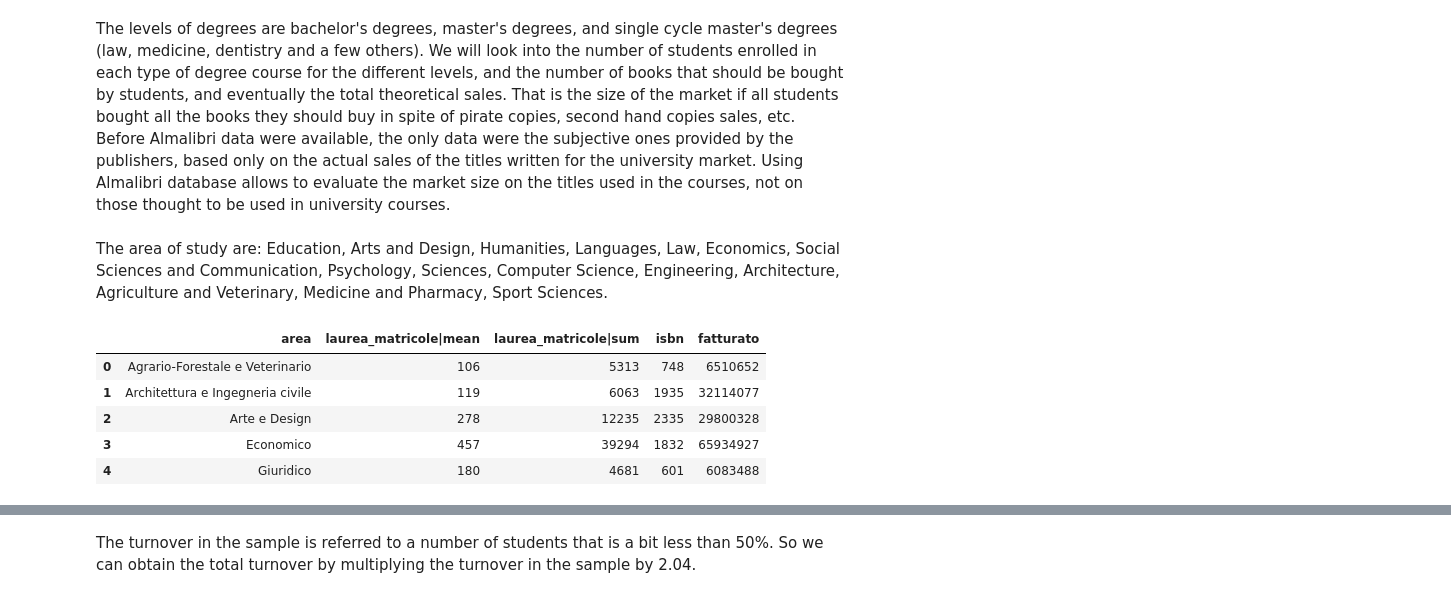
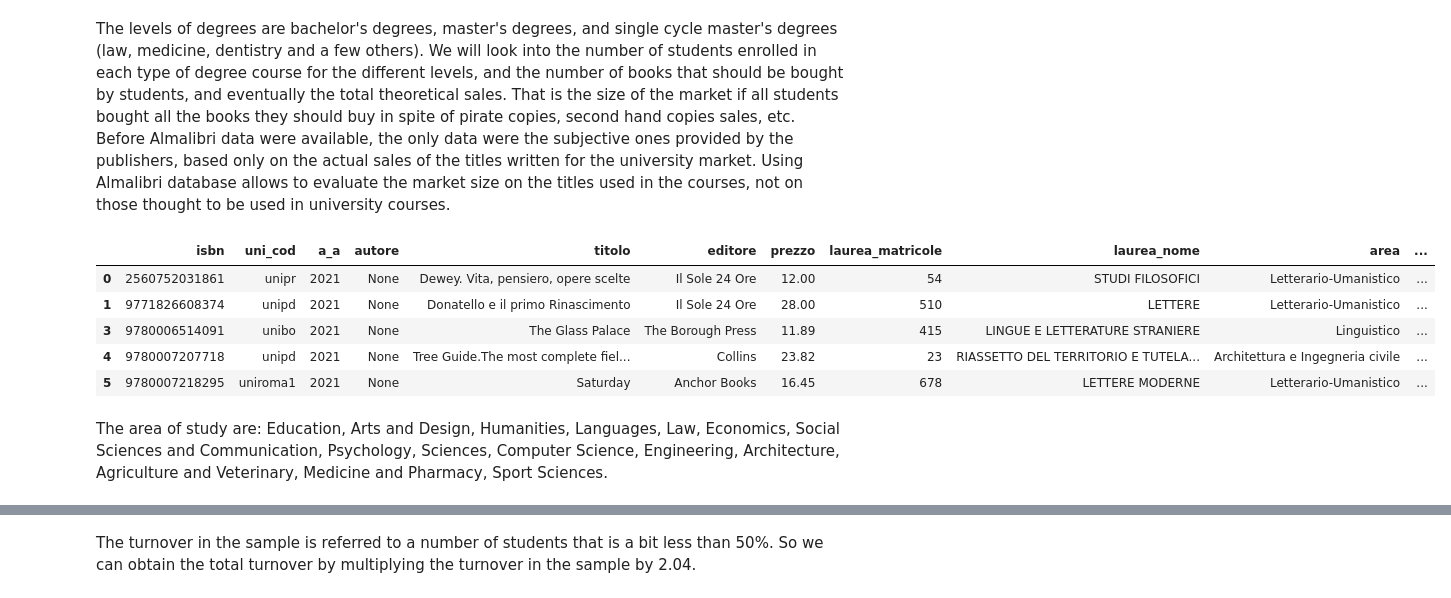
Before and after one commit to claudiotubertini/almalibri, a Jupyter notebook: mercato_newsletter.ipynb, the cells around one changed output, grey strips where cells are left out. Cells and saved outputs as stored; diff of their text form; code cells hidden in the pictures.

```diff
--- a/mercato_newsletter.ipynb
+++ b/mercato_newsletter.ipynb
@@ -89,6 +89,15 @@ isbn_ciclo_unico_2021 = ciclo_unico_2021.drop_duplicates(subset=['uni_cod','a_a'
 studenti_triennali_2021 = isbn_triennali_2021.groupby(['isbn']).aggregate({'uni_cod':'first','a_a':'first','autore':'first','titolo':'first','editore':'first','prezzo':'first','laurea_matricole': 'sum', 'laurea_nome': 'first', 'area':'first'}).reset_index()
 studenti_magistrali_2021 = isbn_magistrali_2021.groupby(['isbn']).aggregate({'uni_cod':'first','a_a':'first','autore':'first','titolo':'first','editore':'first','prezzo':'first','laurea_matricole': 'sum', 'laurea_nome': 'first', 'area':'first'}).reset_index()
 studenti_ciclo_unico_2021 = isbn_ciclo_unico_2021.groupby(['isbn']).aggregate({'uni_cod':'first','a_a':'first','autore':'first','titolo':'first','editore':'first','prezzo':'first','laurea_matricole': 'sum', 'laurea_nome': 'first', 'area':'first'}).reset_index()
+# %%
+studenti_triennali_2021.head()
+# %% [output]
+|  | isbn | uni_cod | a_a | autore | titolo | editore | prezzo | laurea_matricole | laurea_nome | area | ... |
+| 0 | 2560752031861 | unipr | 2021 | None | Dewey. Vita, pensiero, opere scelte | Il Sole 24 Ore | 12.00 | 54 | STUDI FILOSOFICI | Letterario-Umanistico | ... |
+| 1 | 9771826608374 | unipd | 2021 | None | Donatello e il primo Rinascimento | Il Sole 24 Ore | 28.00 | 510 | LETTERE | Letterario-Umanistico | ... |
+| 3 | 9780006514091 | unibo | 2021 | None | The Glass Palace | The Borough Press | 11.89 | 415 | LINGUE E LETTERATURE STRANIERE | Linguistico | ... |
+| 4 | 9780007207718 | unipd | 2021 | None | Tree Guide.The most complete fiel... | Collins | 23.82 | 23 | RIASSETTO DEL TERRITORIO E TUTELA... | Architettura e Ingegneria civile | ... |
+| 5 | 9780007218295 | uniroma1 | 2021 | None | Saturday | Anchor Books | 16.45 | 678 | LETTERE MODERNE | Letterario-Umanistico | ... |
 # %%
 # The size of the market is the number of students, that is repeated for all isbn, the isbn being taken only once
 # for each degree course, times the price of the book.
@@ -117,11 +126,4 @@ mean_triennali_2021 = area_triennali_2021[['uni_cod','a_a','laurea_nome','area',
 mean_triennali_2021.columns = mean_triennali_2021.columns.map('|'.join).str.strip('|')
 ret_triennali_2021 = mean_triennali_2021.merge(isbn_triennali_2021, left_on='area', right_on='area', how='inner')
 ret_triennali_2021['laurea_matricole|mean'] = ret_triennali_2021['laurea_matricole|mean'].round(0).astype(int)
-ret_triennali_2021.head()
+#ret_triennali_2021.head()
-# %% [output]
-|  | area | laurea_matricole|mean | laurea_matricole|sum | isbn | fatturato |
-| 0 | Agrario-Forestale e Veterinario | 106 | 5313 | 748 | 6510652 |
-| 1 | Architettura e Ingegneria civile | 119 | 6063 | 1935 | 32114077 |
-| 2 | Arte e Design | 278 | 12235 | 2335 | 29800328 |
-| 3 | Economico | 457 | 39294 | 1832 | 65934927 |
-| 4 | Giuridico | 180 | 4681 | 601 | 6083488 |
```
Also changed, not shown: parts of 8 cells of this notebook.
